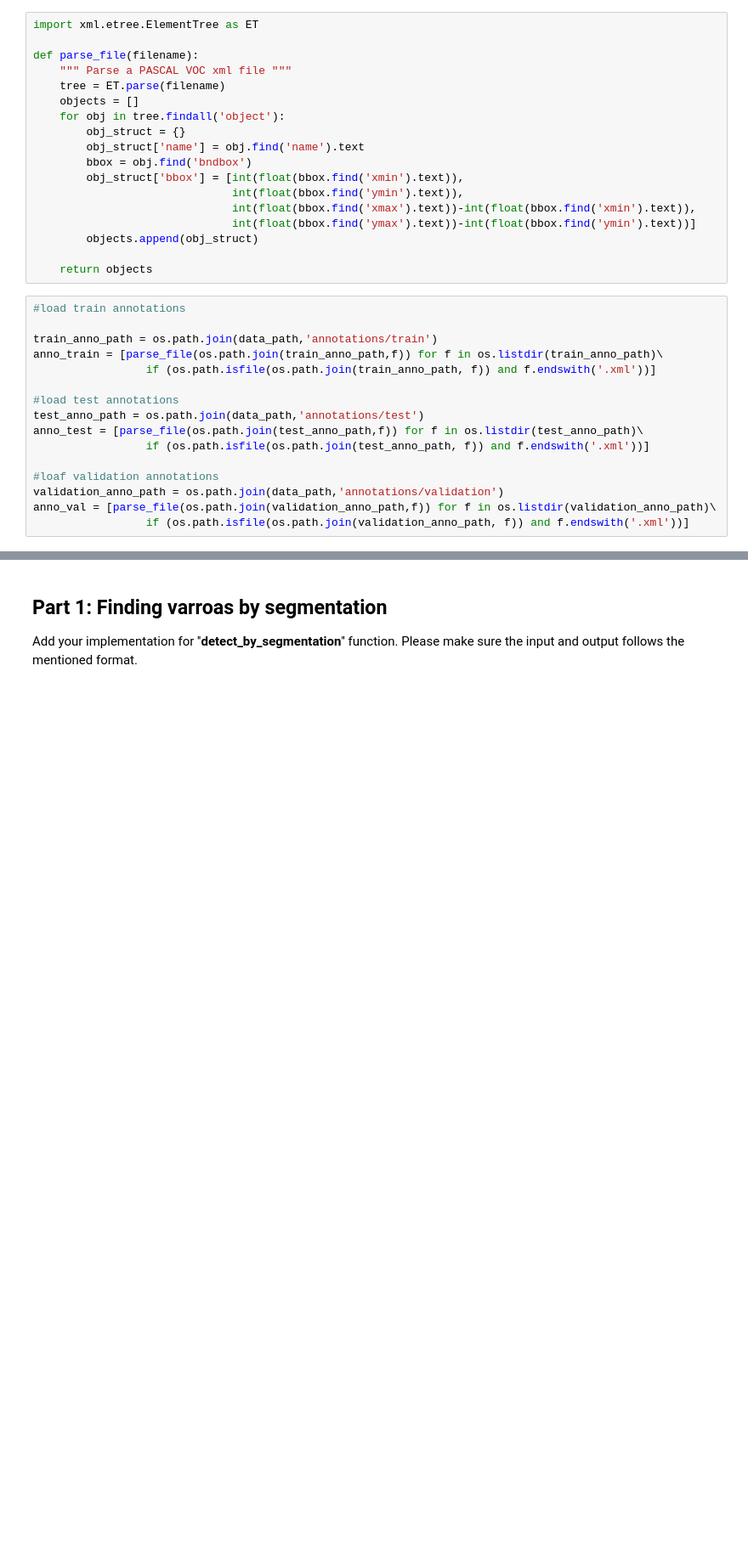
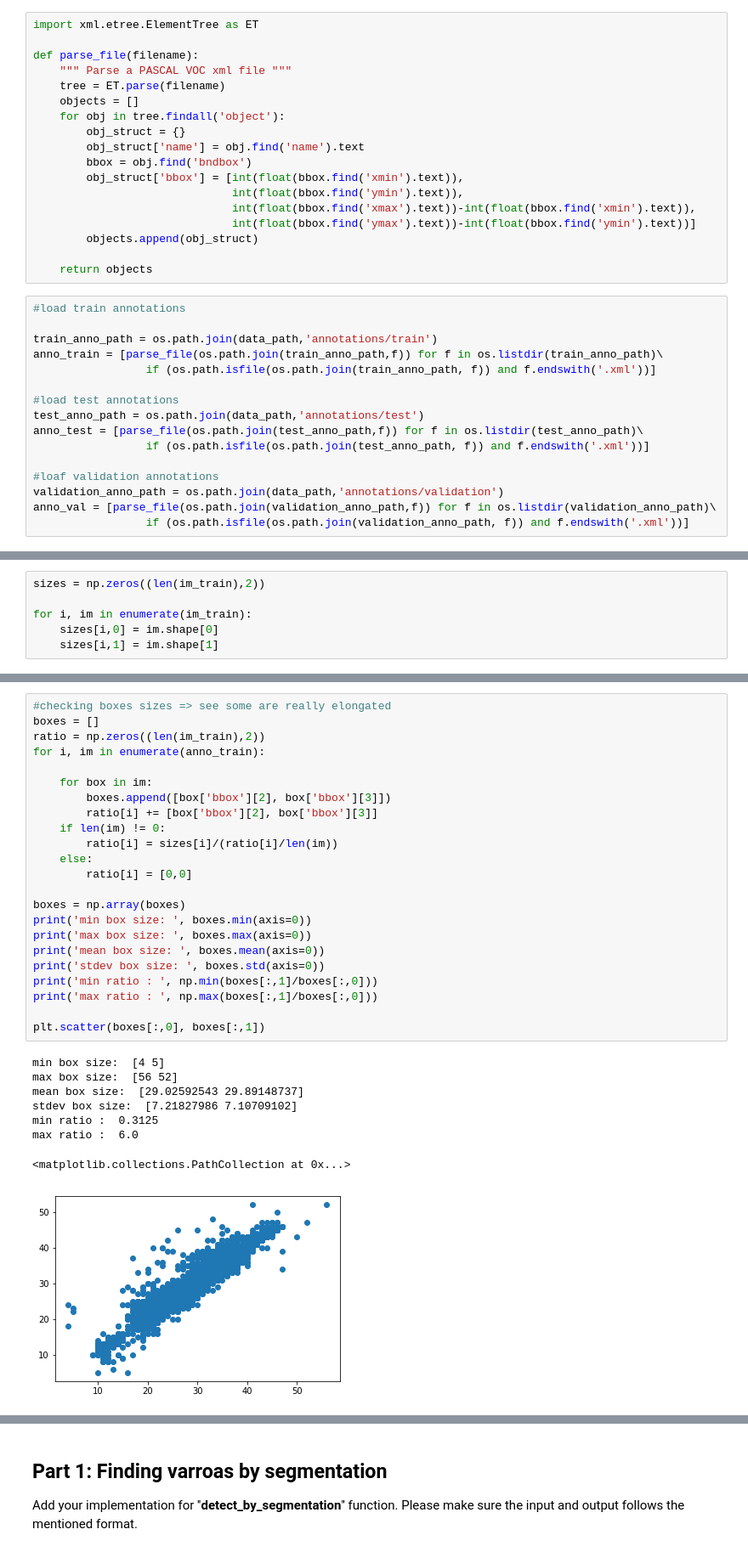
Before and after one commit to emilebourban/IAPR-project, a Jupyter notebook: special_project.ipynb, the cells around one changed output, grey strips where cells are left out. Shown at 85% size. Saved outputs shown, nothing was run; the diff lists cells and outputs as text; blank space fills up the shorter version.

```diff
--- a/special_project.ipynb
+++ b/special_project.ipynb
@@ -114,0 +128,6 @@ print((im_train[0]).shape)
+# %%
+sizes = np.zeros((len(im_train),2))
+
+for i, im in enumerate(im_train):
+    sizes[i,0] = im.shape[0]
+    sizes[i,1] = im.shape[1]
@@ -114,0 +145,32 @@ print((im_train[0]).shape)
+# %%
+#checking boxes sizes => see some are really elongated
+boxes = []
+ratio = np.zeros((len(im_train),2))
+for i, im in enumerate(anno_train):
+
+    for box in im:
+        boxes.append([box['bbox'][2], box['bbox'][3]])
+        ratio[i] += [box['bbox'][2], box['bbox'][3]]
+    if len(im) != 0:
+        ratio[i] = sizes[i]/(ratio[i]/len(im))
+    else:
+        ratio[i] = [0,0]
+
+boxes = np.array(boxes)
+print('min box size: ', boxes.min(axis=0))
+print('max box size: ', boxes.max(axis=0))
+print('mean box size: ', boxes.mean(axis=0))
+print('stdev box size: ', boxes.std(axis=0))
+print('min ratio : ', np.min(boxes[:,1]/boxes[:,0]))
+print('max ratio : ', np.max(boxes[:,1]/boxes[:,0]))
+
+plt.scatter(boxes[:,0], boxes[:,1])
+# %% [output]
+min box size:  [4 5]
+max box size:  [56 52]
+mean box size:  [29.02592543 29.89148737]
+stdev box size:  [7.21827986 7.10709102]
+min ratio :  0.3125
+max ratio :  6.0
+<matplotlib.collections.PathCollection at 0x...>
+[figure, added]
```
Also changed, not shown: parts of 11 cells of this notebook.
